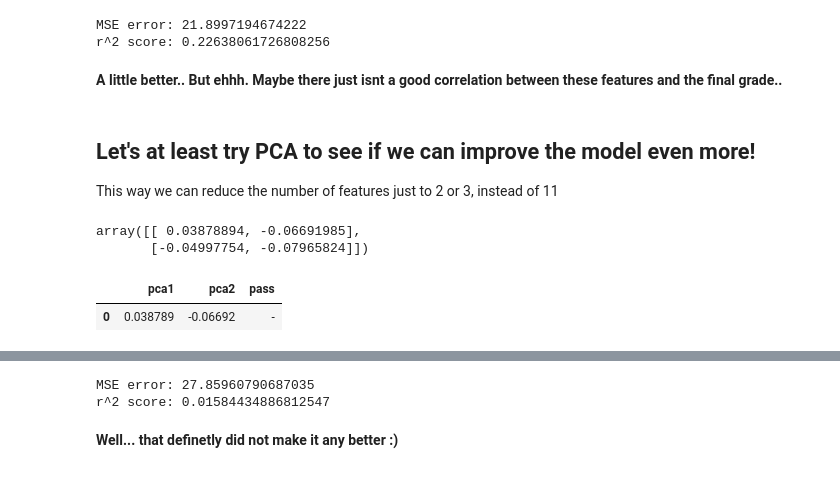
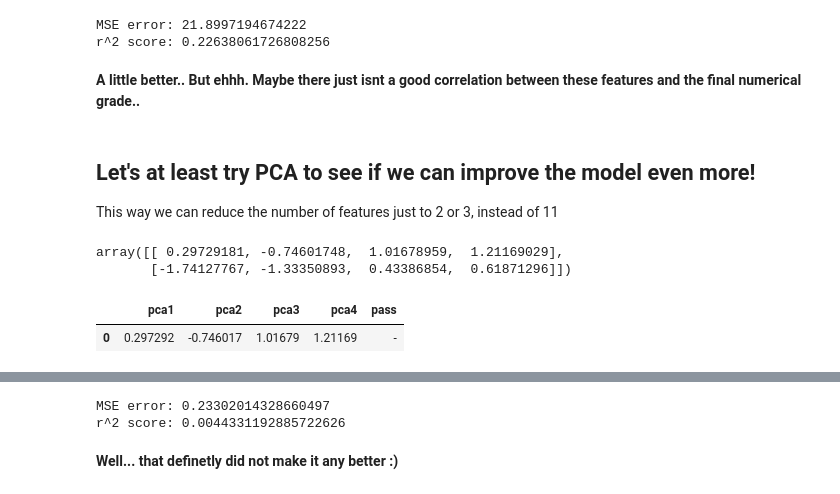
Before and after one commit to APNovichkov/python-ml, a Jupyter notebook: final-project/final-project.ipynb, the cells around one changed output, grey strips where cells are left out. Saved outputs shown, nothing was run; the diff lists cells and outputs as text; code cells hidden in the pictures.

Commit message:
[add] Almost finalized final project for DS

```diff
--- a/final-project/final-project.ipynb
+++ b/final-project/final-project.ipynb
@@ -175,26 +175,26 @@ print(f'r^2 score: {r2_score(y_test, y_pred)}')
 MSE error: 21.8997194674222
 r^2 score: 0.22638061726808256
 # %% [markdown]
-**A little better.. But ehhh. Maybe there just isnt a good correlation between these features and the final grade..**
+**A little better.. But ehhh. Maybe there just isnt a good correlation between these features and the final numerical grade..**
 # %% [markdown]
 ## Let's at least try PCA to see if we can improve the model even more!
 This way we can reduce the number of features just to 2 or 3, instead of 11
 # %%
 from sklearn.decomposition import PCA
 
-pca = PCA(n_components=2)
+pca = PCA(n_components=4)
 X_red = pca.fit_transform(X_norm)
 X_red[:2]
 # %% [output]
-array([[ 0.03878894, -0.06691985],
-       [-0.04997754, -0.07965824]])
+array([[ 0.29729181, -0.74601748,  1.01678959,  1.21169029],
+       [-1.74127767, -1.33350893,  0.43386854,  0.61871296]])
 # %%
-pca_df = pd.DataFrame(X_red, columns=['pca1', 'pca2'])
+pca_df = pd.DataFrame(X_red, columns=['pca1', 'pca2', 'pca3', 'pca4'])
 pca_df['pass'] = ['+' if v == 1 else '-' for v in y]
 pca_df[:1]
 # %% [output]
-|  | pca1 | pca2 | pass |
-| 0 | 0.038789 | -0.06692 | - |
+|  | pca1 | pca2 | pca3 | pca4 | pass |
+| 0 | 0.297292 | -0.746017 | 1.01679 | 1.21169 | - |
 # %%
 alt.Chart(pca_df).mark_circle(size=60).encode(
     x='pca1',
@@ -212,8 +212,8 @@ y_pred = lin_reg.predict(X_test)
 print(f'MSE error: {mean_squared_error(y_test, y_pred)}')
 print(f'r^2 score: {r2_score(y_test, y_pred)}')
 # %% [output]
-MSE error: 27.85960790687035
-r^2 score: 0.01584434886812547
+MSE error: 0.23302014328660497
+r^2 score: 0.0044331192885722626
 # %% [markdown]
 **Well... that definetly did not make it any better :)**
 # %% [markdown]
```
Also changed, not shown: parts of 6 cells of this notebook, 1 other file.
